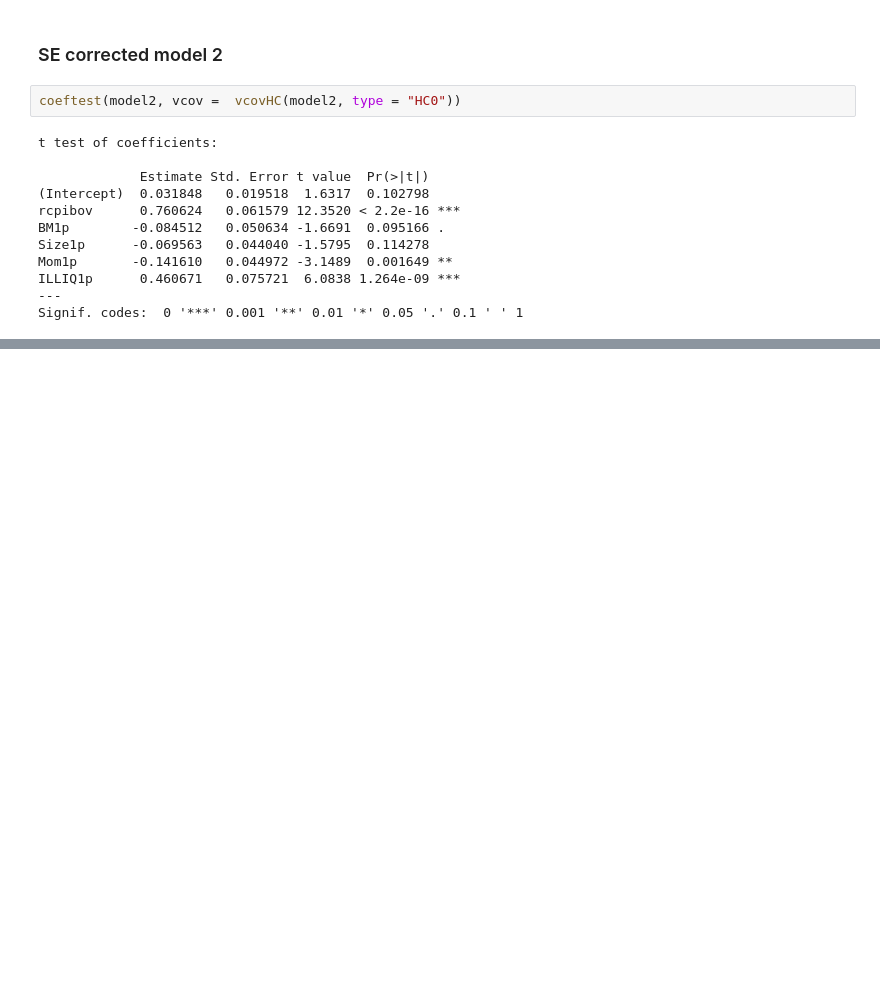
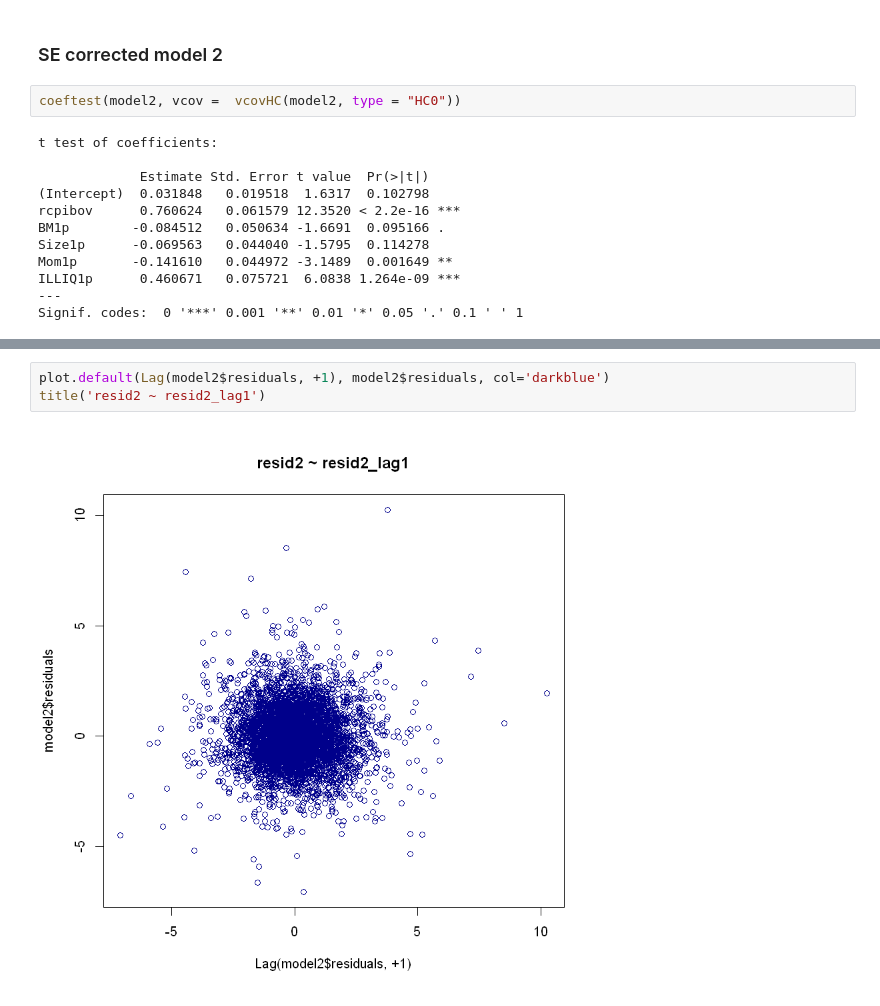
Before and after one commit to dcuoliveira/fgv-financial-econometrics, a Jupyter notebook: src/homoscedasticity_test.ipynb, the cells around one changed output, grey strips where cells are left out. Cells and saved outputs as stored; diff of their text form; blank space fills up the shorter version.

```diff
--- a/src/homoscedasticity_test.ipynb
+++ b/src/homoscedasticity_test.ipynb
@@ -354,0 +390,5 @@ Signif. codes:  0 '***' 0.001 '**' 0.01 '*' 0.05 '.' 0.1 ' ' 1
+# %%
+plot.default(Lag(model2$residuals, +1), model2$residuals, col='darkblue')
+title('resid2 ~ resid2_lag1')
+# %% [output]
+[figure, added]
```
Also changed, not shown: parts of 10 cells of this notebook.
